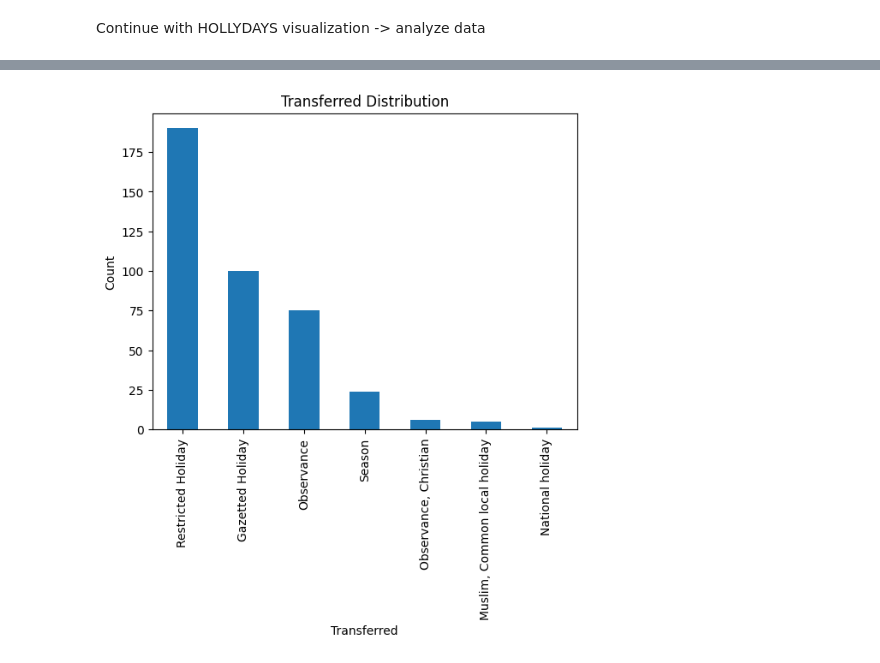
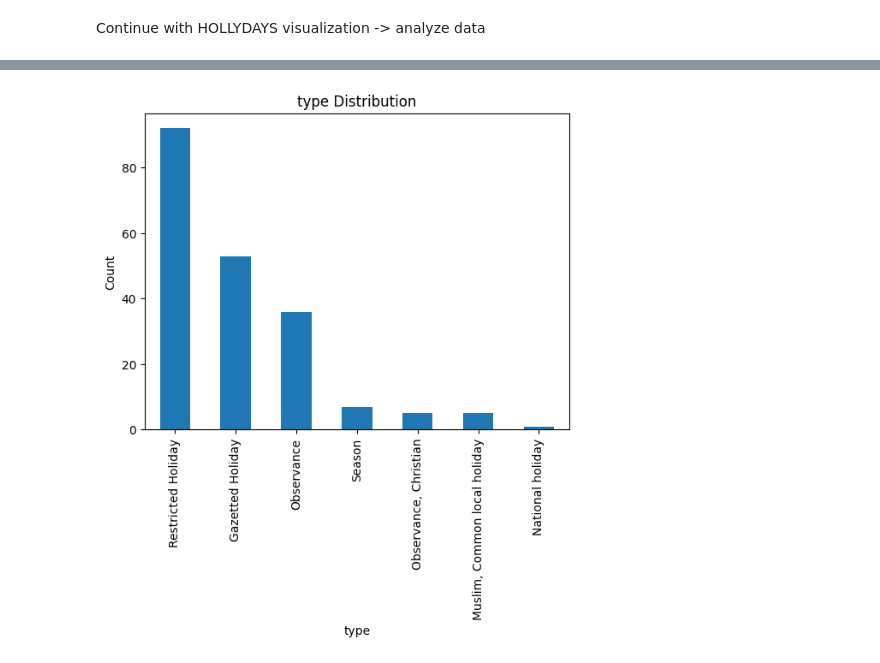
Before and after one commit to florboydens/Data-Analytics-Case-2, a Jupyter notebook: explorationViz.ipynb, the cells around one changed output, grey strips where cells are left out. Drawn from its saved outputs; the diff is of its cells as text; code cells hidden in the pictures.

```diff
--- a/explorationViz.ipynb
+++ b/explorationViz.ipynb
@@ -465,11 +431,11 @@ plt.show()
 # %%
-holidays_events['transferred'].value_counts().plot(kind='bar')
-plt.xlabel('Transferred')
+holidays_events['type'].value_counts().plot(kind='bar')
+plt.xlabel('type')
 plt.ylabel('Count')
-plt.title('Transferred Distribution')
+plt.title('type Distribution')
 plt.show()
 # %% [output]
-[figure, old version]
+[figure, new version]
 # %%
 sns.set_style('whitegrid')
 
```
Also changed, not shown: parts of 13 cells of this notebook, 2 other files.
